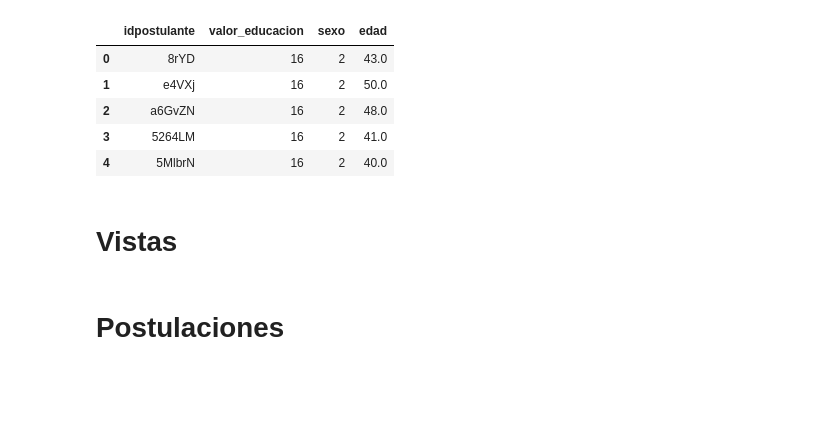
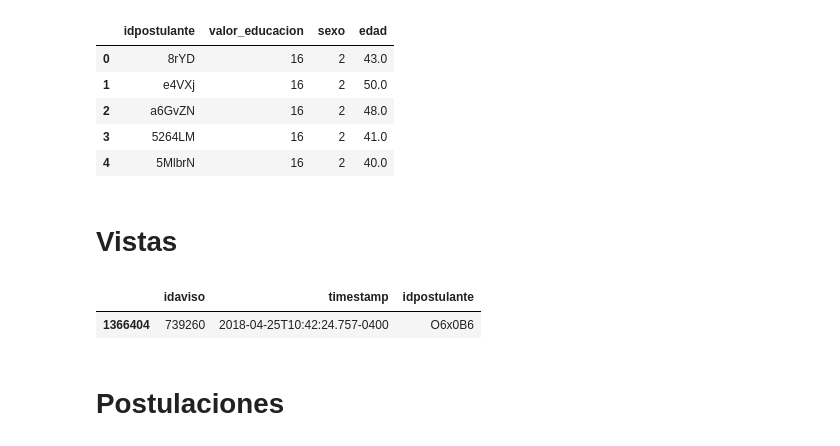
Before and after one commit to PRPablo/dataJobSearches, a Jupyter notebook: prediction/1-Limpieza-Adri.ipynb, the cells around one changed output. Cells and saved outputs as stored; diff of their text form; code cells hidden in the pictures; blank space fills up the shorter version.

```diff
--- a/prediction/Limpieza-Adri.ipynb
+++ b/prediction/1-Limpieza-Adri.ipynb
@@ -209,6 +212,11 @@ vistas.drop_duplicates(inplace=True)
 vistas.rename({'idAviso' : 'idaviso'}, inplace =True, axis=1)
 vistas.to_csv('../data/adri_data/vistas.csv', sep=',', encoding='utf-8', index=False)
 # vistas.info()
+# %%
+vistas[vistas['idaviso']==739260]
+# %% [output]
+|  | idaviso | timestamp | idpostulante |
+| 1366404 | 739260 | 2018-04-25T10:42:24.757-0400 | O6x0B6 |
 # %%
 # vistas = pd.read_csv('../data/adri_data/vistas.csv', parse_dates=['timestamp'])
 # vistas.info()
```
Also changed, not shown: parts of 2 cells of this notebook, 2 other files.
